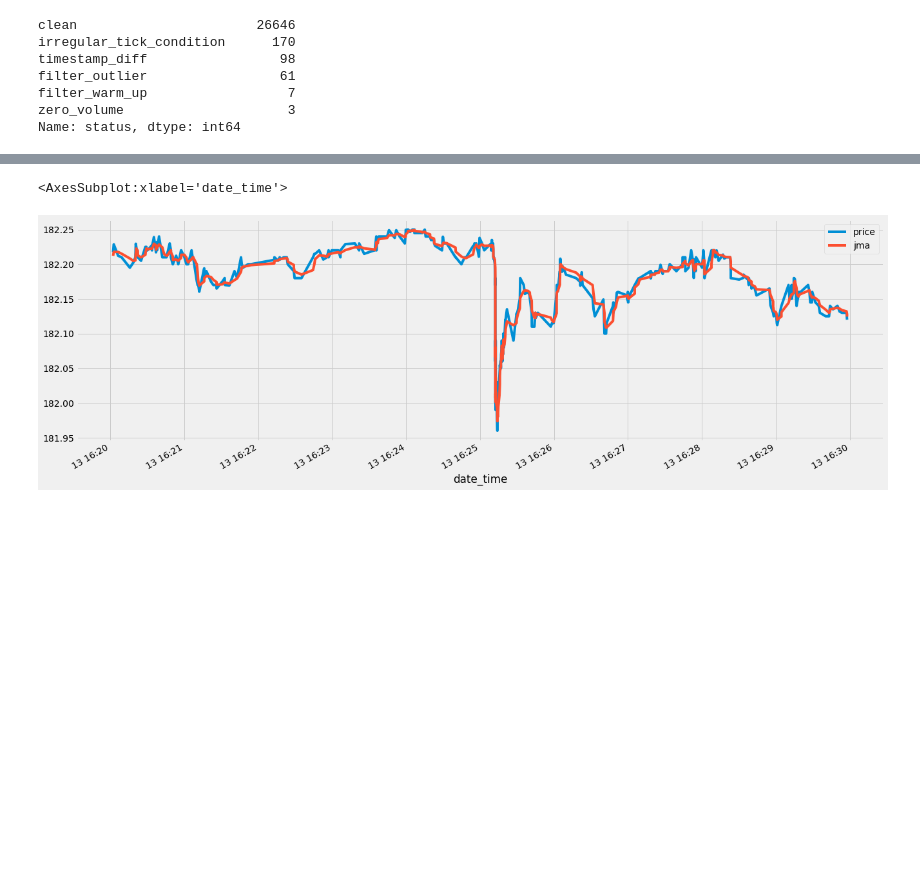
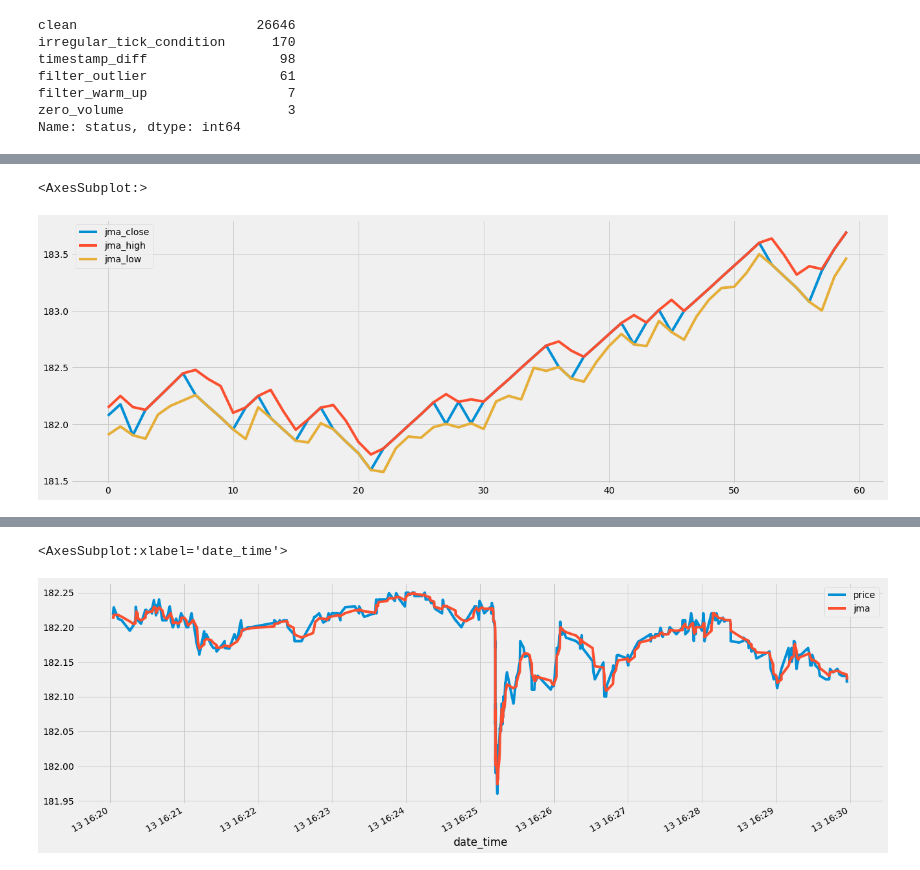
Before and after one commit to bobcolner/pandas-polygon, a Jupyter notebook: nb_notebook.ipynb, the cells around one changed output, grey strips where cells are left out. Saved outputs shown, nothing was run; the diff lists cells and outputs as text; code cells hidden in the pictures; blank space fills up the shorter version.

```diff
--- a/nb_notebook.ipynb
+++ b/nb_notebook.ipynb
@@ -126 +125,7 @@ Name: pct_diff, dtype: float64
+# %%
+bars_df[['jma_close','jma_high','jma_low']].plot()
+# plot_bokeh(sizing_mode="scale_height")
+# %% [output]
+<AxesSubplot:>
+[figure, added]
 # %%
```
Also changed, not shown: parts of 14 cells of this notebook, 2 other files.
